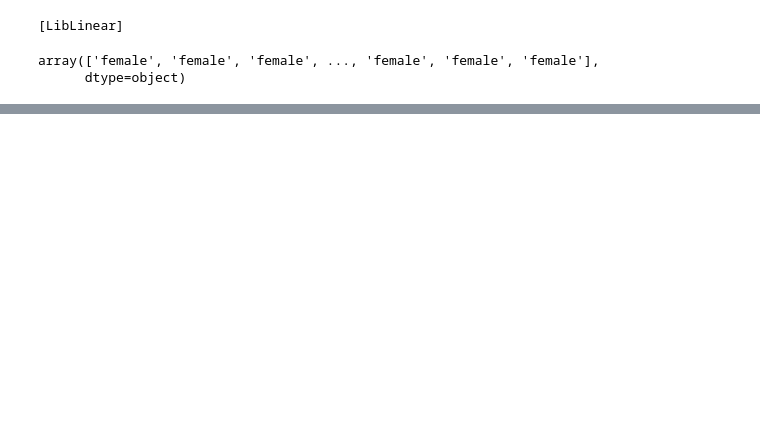
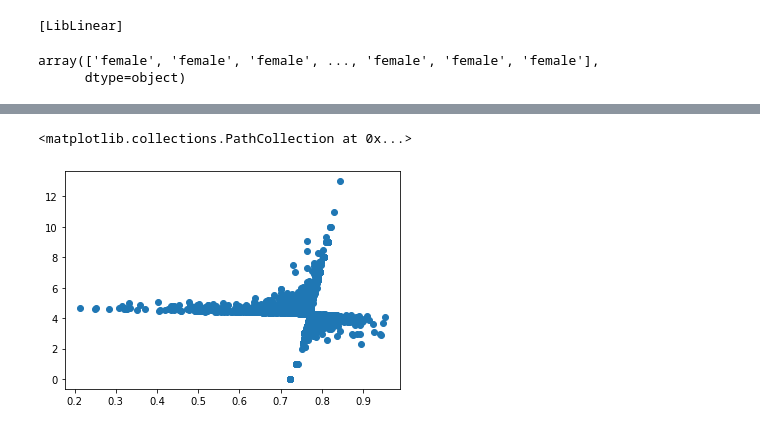
Before and after one commit to PratyushaMaiti/GoodReads_Reviews_Analysis, a Jupyter notebook: Analysis.ipynb, the cells around one changed output, grey strips where cells are left out. Cells and saved outputs as stored; diff of their text form; code cells hidden in the pictures; blank space fills up the shorter version.

```diff
--- a/Analysis.ipynb
+++ b/Analysis.ipynb
@@ -732,0 +653,5 @@ RMSE:  0.4657
+# %%
+plt.scatter(probs_n, df.iloc[:, 0][15000:])
+# %% [output]
+<matplotlib.collections.PathCollection at 0x...>
+[figure, added]
```
Also changed, not shown: parts of 105 cells of this notebook.
